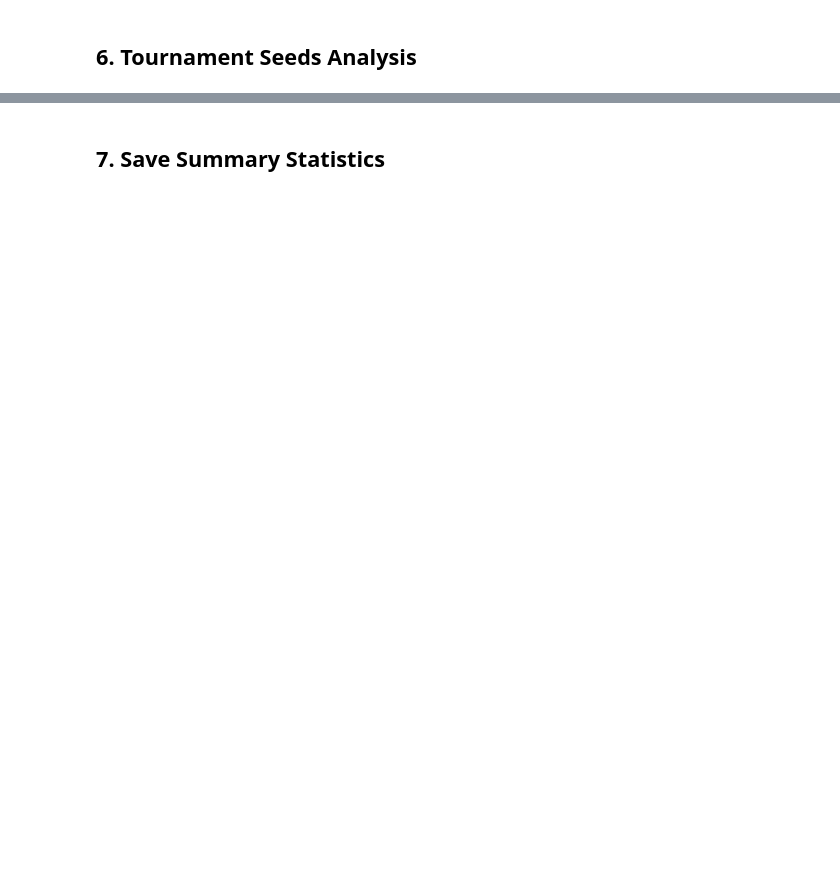
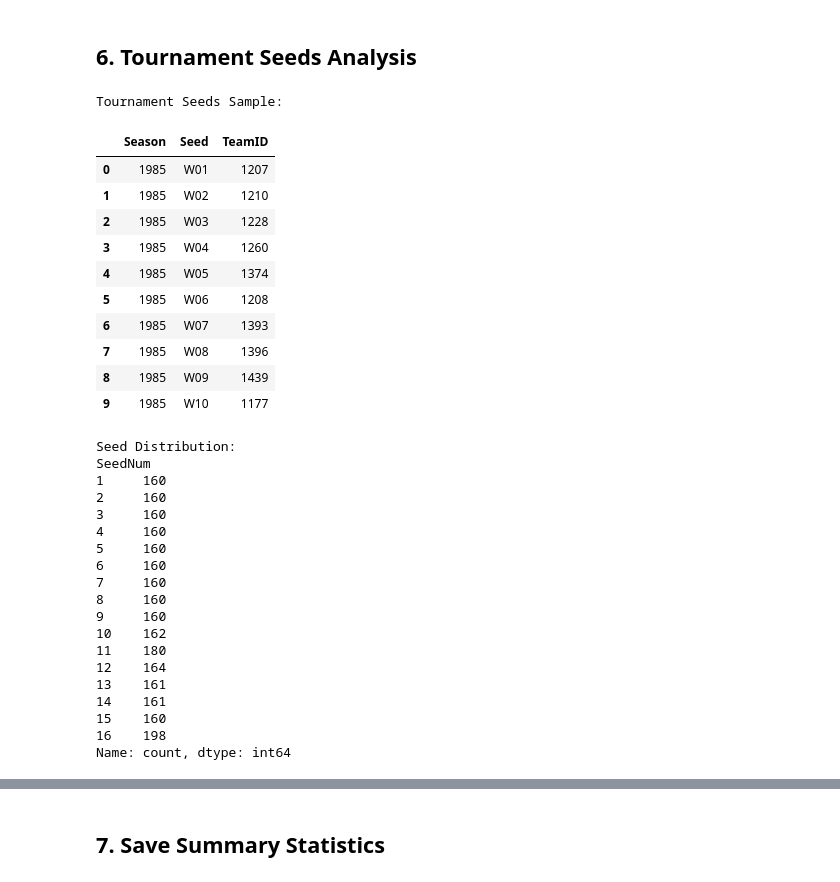
Before and after one commit to Shashwat17-vit/NCAA_March_Maddness-2026, a Jupyter notebook: notebooks/01_eda_basic.ipynb, the cells around one changed output, grey strips where cells are left out. Drawn from its saved outputs; the diff is of its cells as text; code cells hidden in the pictures; blank space fills up the shorter version.

```diff
--- a/notebooks/01_eda_basic.ipynb
+++ b/notebooks/01_eda_basic.ipynb
@@ -215,16 +426,48 @@ print(f"{'Close games (≤3 pts) %':<30} {100*(reg_margin<=3).mean():<15.2f} {10
 # %%
 # Load seeds
 seeds_m = load_seeds('M')
 
 print("Tournament Seeds Sample:")
-display(seeds_m.head(20))
+display(seeds_m.head(10))
 
 # Extract numeric seed
 seeds_m['SeedNum'] = seeds_m['Seed'].str[1:3].astype(int)
 seeds_m['Region'] = seeds_m['Seed'].str[0]
 
 print("\nSeed Distribution:")
 print(seeds_m['SeedNum'].value_counts().sort_index())
+# %% [output]
+Tournament Seeds Sample:
+|  | Season | Seed | TeamID |
+| 0 | 1985 | W01 | 1207 |
+| 1 | 1985 | W02 | 1210 |
+| 2 | 1985 | W03 | 1228 |
+| 3 | 1985 | W04 | 1260 |
+| 4 | 1985 | W05 | 1374 |
+| 5 | 1985 | W06 | 1208 |
+| 6 | 1985 | W07 | 1393 |
+| 7 | 1985 | W08 | 1396 |
+| 8 | 1985 | W09 | 1439 |
+| 9 | 1985 | W10 | 1177 |
+Seed Distribution:
+SeedNum
+1     160
+2     160
+3     160
+4     160
+5     160
+6     160
+7     160
+8     160
+9     160
+10    162
+11    180
+12    164
+13    161
+14    161
+15    160
+16    198
+Name: count, dtype: int64
 # %%
 # Teams per region
 recent_season = seeds_m['Season'].max()
```
Also changed, not shown: parts of 18 cells of this notebook, 5 other files.
